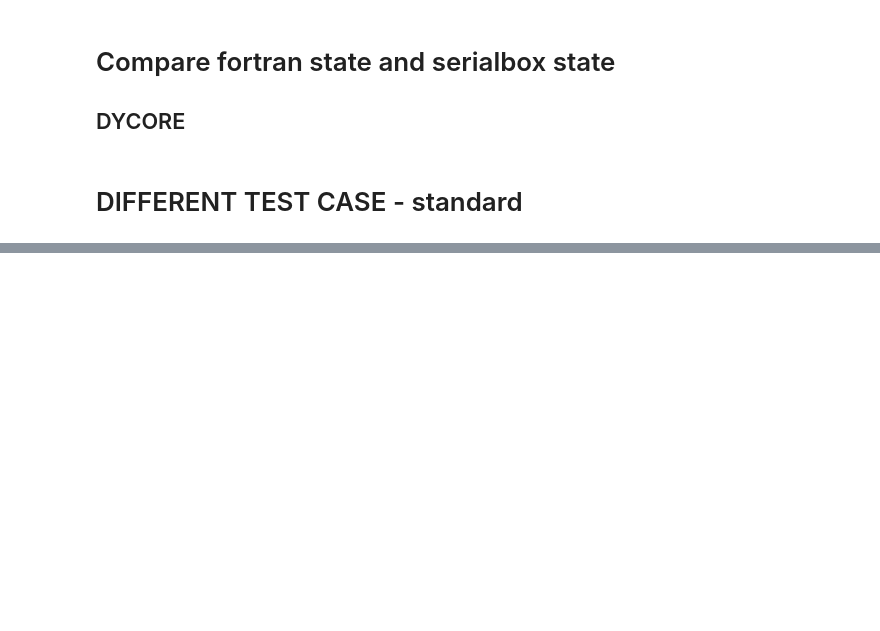
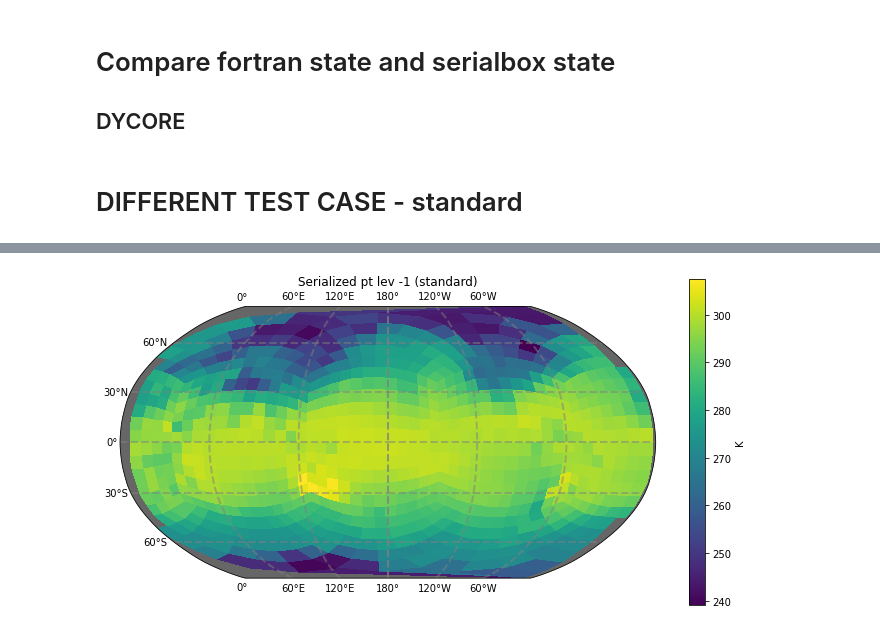
Before and after one commit to ai2cm/pace, a Jupyter notebook: driver/compare_driver_state_restart.ipynb, the cells around one changed output, grey strips where cells are left out. Saved outputs shown, nothing was run; the diff lists cells and outputs as text; code cells hidden in the pictures; blank space fills up the shorter version.

```diff
--- a/driver/compare_driver_state_restart.ipynb
+++ b/driver/compare_driver_state_restart.ipynb
@@ -462,0 +445,12 @@ root group (NETCDF3_64BIT_OFFSET data model, file format NETCDF3):
+# %%
+ser_datadir = "/home/ajdas/pace/test_data/8.1.1/v4.0/"
+
+data = Dataset(ser_datadir + "Driver-In.nc", "r")
+pt = np.array(data["pt"][0, :, 3:-3, 3:-3])
+delp = np.array(data["delp"][0, :, 3:-3, 3:-3])
+data.close()
+
+data = Dataset(ser_datadir + "GridGrid-Out.nc", "r")
+lon = np.array(data["grid"][0, :, 3:-3, 3:-3, 0])
+lat = np.array(data["grid"][0, :, 3:-3, 3:-3, 1])
+data.close()
@@ -462,0 +480,68 @@ root group (NETCDF3_64BIT_OFFSET data model, file format NETCDF3):
+# %%
+lon_fs = cp.deepcopy(lon_driver)
+lon_fs.data[:] = fortran_state.grid_data.lon.data
+lat_fs = cp.deepcopy(lon_driver)
+lat_fs.data[:] = fortran_state.grid_data.lat.data
+
+pt_fs = fortran_state.dycore_state.pt
+pt_fs_g = communicator.gather(pt_fs)
+# %%
+import matplotlib.pyplot as plt
+from cartopy import crs as ccrs
+from fv3viz import pcolormesh_cube
+
+if rank == 0:
+    lon_g = np.rad2deg(lon)
+    lat_g = np.rad2deg(lat)
+    lonD_g = np.rad2deg(lon_driver_g.view[:])
+    latD_g = np.rad2deg(lon_driver_g.view[:])
+
+    pt_driver_p = pt_driver_g.view[:]
+    delp_driver_p = delp_driver_g.view[:]
+
+    pt_fs_p = pt_fs_g.view[:]
+
+    fig = plt.figure(figsize=(12, 6))
+    fig.patch.set_facecolor("white")
+    ax = fig.add_subplot(111, projection=ccrs.Robinson(central_longitude=180))
+    ax.set_facecolor(".4")
+    ax.set_global()
+
+    gl = ax.gridlines(crs=ccrs.PlateCarree(), draw_labels=True,
+                  linewidth=2, color='gray', alpha=0.5, linestyle='--', xlocs=np.arange(-180, 181, 60), ylocs=np.arange(-90, 91, 30))
+
+    ax.set_title("Serialized pt lev -1 (standard)")
+
+    f1 = pcolormesh_cube(
+        lat_g,
+        lon_g,
+        pt[:, :, :, -1],
+        cmap="viridis",
+    )
+
+    plt.colorbar(f1, label="K")
+
+
+    fig = plt.figure(figsize=(12, 6))
+    fig.patch.set_facecolor("white")
+    ax = fig.add_subplot(111, projection=ccrs.Robinson(central_longitude=180))
+    ax.set_facecolor(".4")
+    ax.set_global()
+
+    gl = ax.gridlines(crs=ccrs.PlateCarree(), draw_labels=True,
+                  linewidth=2, color='gray', alpha=0.5, linestyle='--', xlocs=np.arange(-180, 181, 60), ylocs=np.arange(-90, 91, 30))
+
+    ax.set_title("Fortran restart pt lev -1 (standard)")
+
+    f1 = pcolormesh_cube(
+        latD_g,
+        lonD_g,
+        pt_fs_p[:, :, :, -1],
+        cmap="viridis",
+    )
+
+    plt.colorbar(f1, label="K")
+
+
+    plt.show()
+# %% [output]
@@ -462,0 +549 @@ root group (NETCDF3_64BIT_OFFSET data model, file format NETCDF3):
+[figure, added]
```
Also changed, not shown: parts of 10 cells of this notebook, 2 other files.
